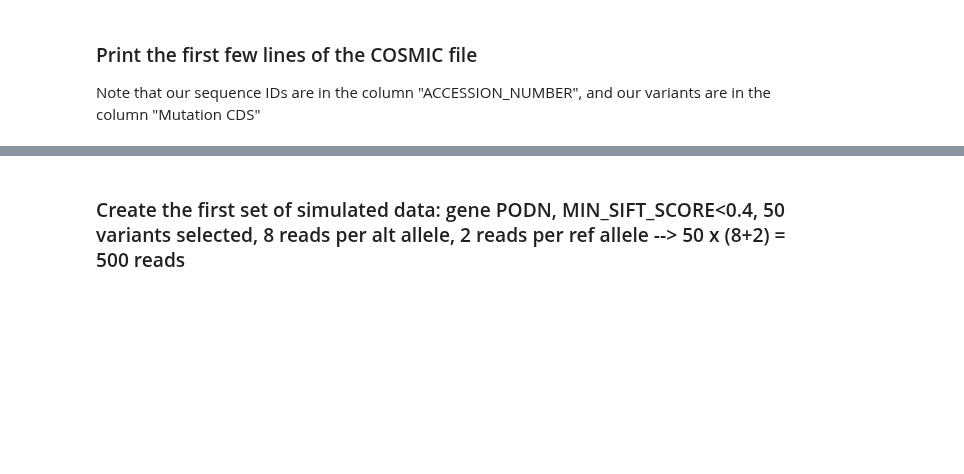
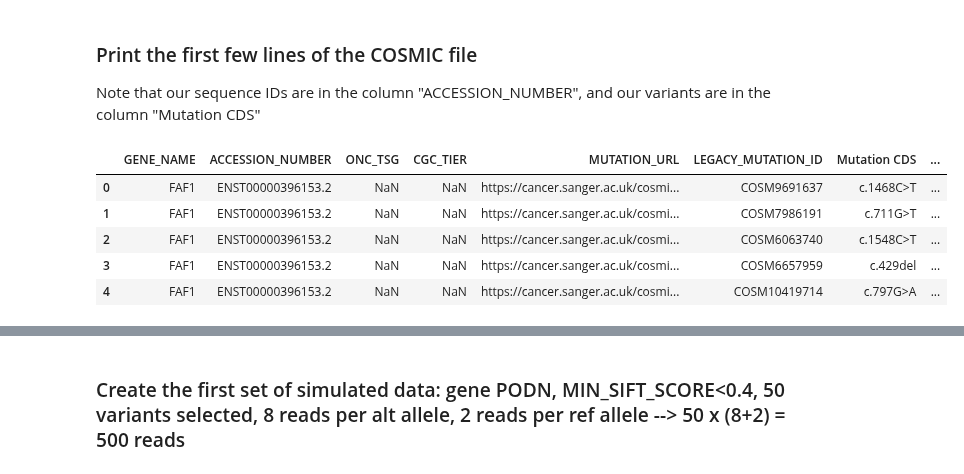
Before and after one commit to pachterlab/varseek-examples, a Jupyter notebook: vk_sim.ipynb, the cells around one changed output, grey strips where cells are left out. Cells and saved outputs as stored; diff of their text form; code cells hidden in the pictures; blank space fills up the shorter version.

```diff
--- a/vk_sim.ipynb
+++ b/vk_sim.ipynb
@@ -70,5 +70,12 @@ if not os.path.exists(variants):
 ### Print the first few lines of the COSMIC file
 Note that our sequence IDs are in the column "ACCESSION_NUMBER", and our variants are in the column "Mutation CDS"
 # %%
-df = pd.read_csv(variants, sep="/t", nrows=10)
+df = pd.read_csv(variants, sep="\t", nrows=5)
 df
+# %% [output]
+|  | GENE_NAME | ACCESSION_NUMBER | ONC_TSG | CGC_TIER | MUTATION_URL | LEGACY_MUTATION_ID | Mutation CDS | ... |
+| 0 | FAF1 | ENST00000396153.2 | NaN | NaN | https://cancer.sanger.ac.uk/cosmi... | COSM9691637 | c.1468C>T | ... |
+| 1 | FAF1 | ENST00000396153.2 | NaN | NaN | https://cancer.sanger.ac.uk/cosmi... | COSM7986191 | c.711G>T | ... |
+| 2 | FAF1 | ENST00000396153.2 | NaN | NaN | https://cancer.sanger.ac.uk/cosmi... | COSM6063740 | c.1548C>T | ... |
+| 3 | FAF1 | ENST00000396153.2 | NaN | NaN | https://cancer.sanger.ac.uk/cosmi... | COSM6657959 | c.429del | ... |
+| 4 | FAF1 | ENST00000396153.2 | NaN | NaN | https://cancer.sanger.ac.uk/cosmi... | COSM10419714 | c.797G>A | ... |
```
Also changed, not shown: parts of 12 cells of this notebook.
